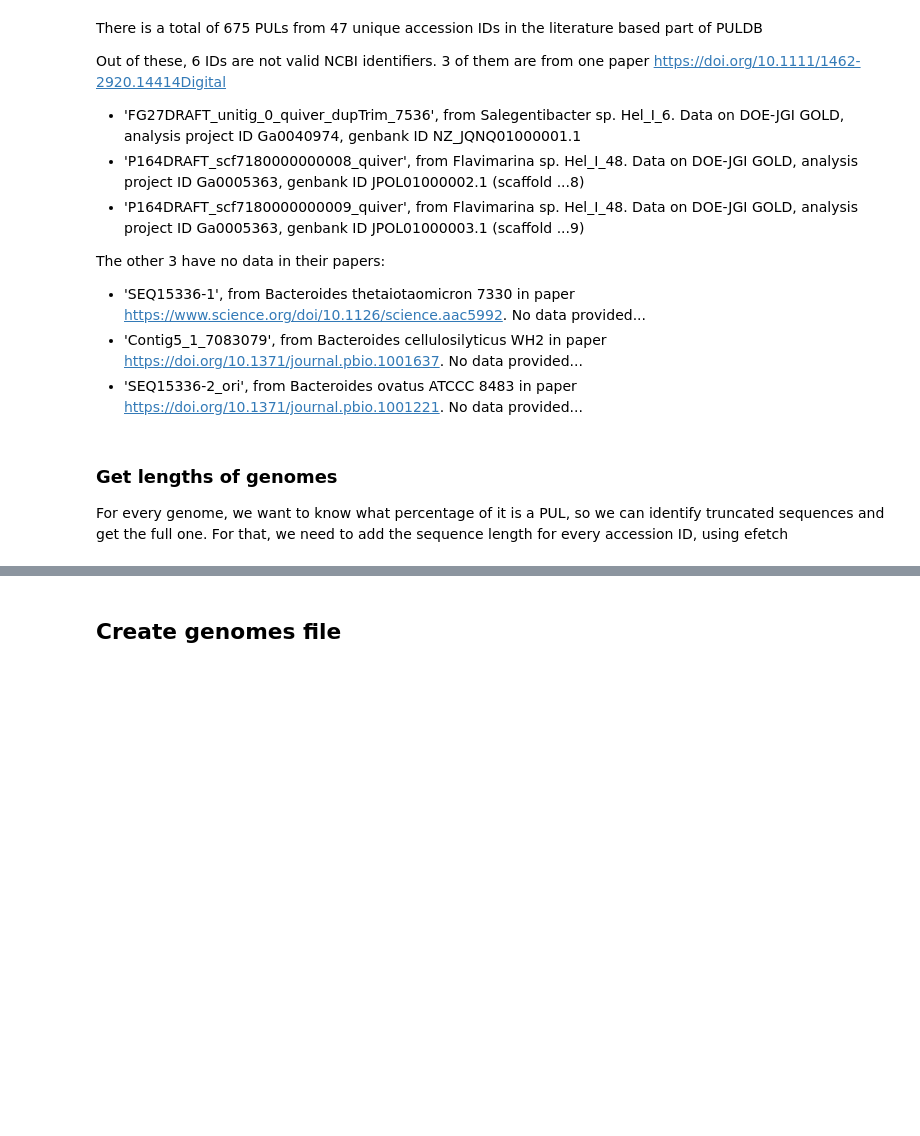
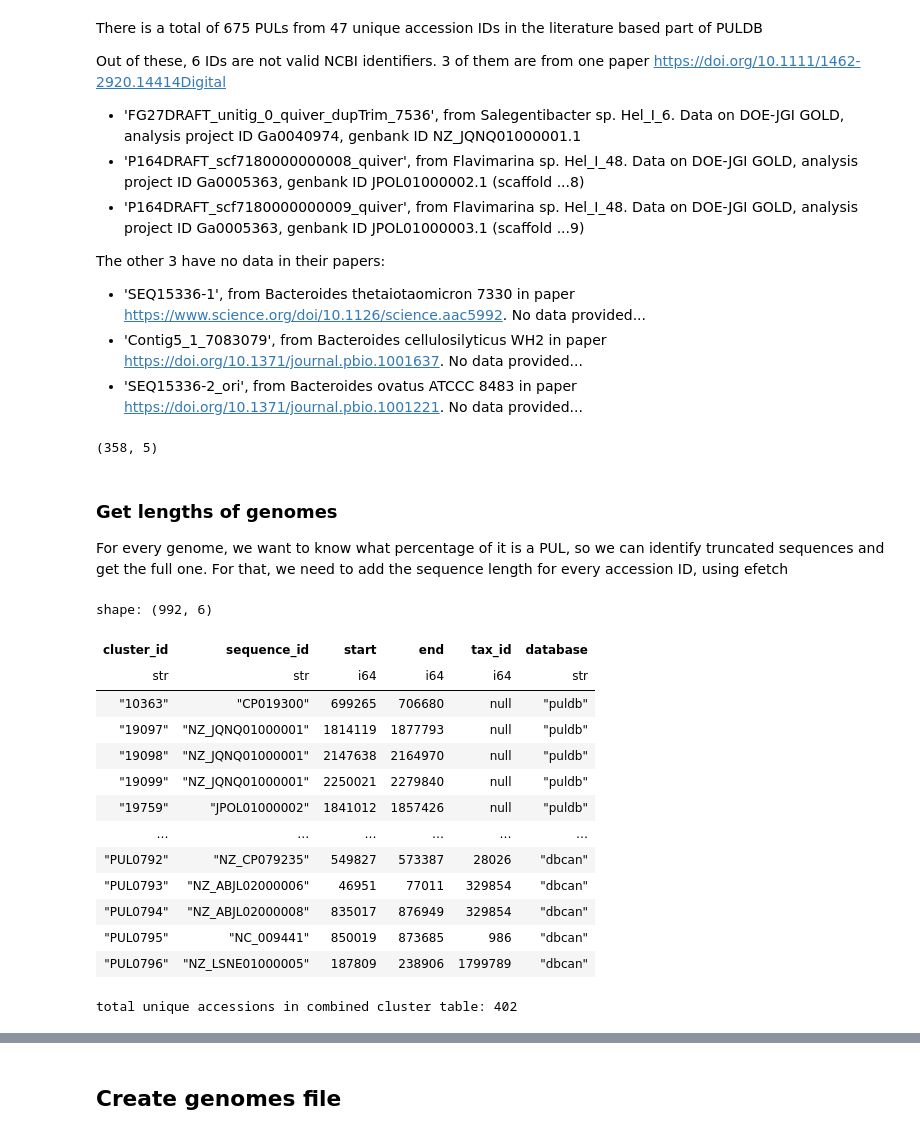
Before and after one commit to brosenthal3/gLM-PUL-Prediction, a Jupyter notebook: src/notebooks/PUL_data_exploration.ipynb, the cells around one changed output, grey strips where cells are left out. Drawn from its saved outputs; the diff is of its cells as text; code cells hidden in the pictures; blank space fills up the shorter version.

```diff
--- a/src/notebooks/PUL_data_exploration.ipynb
+++ b/src/notebooks/PUL_data_exploration.ipynb
@@ -152,6 +195,11 @@ puldb_data_literature = puldb_data_literature.with_columns(polars.col("sequence_
 # remove other invalid ids that cannot be mapped to genbank accessions
 invalid_ids = ['SEQ15336-2_ori', 'Contig5_1_7083079', 'SEQ15336-1']
 puldb_data_literature = puldb_data_literature.filter(~polars.col("sequence_id").is_in(invalid_ids))
+# add tax_id column to puldb_data_literature so it has the same columns as the cluster table
+puldb_data_literature = puldb_data_literature.with_columns(polars.lit(None).alias("tax_id").cast(polars.Int64))
+puldb_data_literature = puldb_data_literature.select(['cluster_id', 'sequence_id', 'start', 'end', 'tax_id'])
 print(puldb_data_literature.shape)
+# %% [output]
+(358, 5)
 # %%
 # save intermediate cleaned data
@@ -161,7 +209,31 @@ puldb_data_literature.write_csv('../data/puldb_clusters.tsv', has_header=True, s
 For every genome, we want to know what percentage of it is a PUL, so we can identify truncated sequences and get the full one. For that, we need to add the sequence length for every accession ID, using efetch
 # %%
 # combine dbcan and puldb to one cluster table, with column of database origin (dbcan or puldb)
-# TODO
+combined_clusters = polars.concat([
+    cluster_table.select(['cluster_id', 'sequence_id', 'start', 'end', 'tax_id']).with_columns(polars.lit("dbcan").alias("database")),
+    puldb_data_literature.select(['cluster_id', 'sequence_id', 'start', 'end', 'tax_id']).with_columns(polars.lit("puldb").alias("database"))
+], how='vertical').sort('cluster_id')
+display(combined_clusters)
+
+# get a list of all unique accessions in the combined cluster table
+unique_accessions = combined_clusters.select('sequence_id').unique()
+print(f"total unique accessions in combined cluster table: {unique_accessions.shape[0]}")
+# %% [output]
+shape: (992, 6)
+| cluster_id | sequence_id | start | end | tax_id | database |
+| str | str | i64 | i64 | i64 | str |
+| "10363" | "CP019300" | 699265 | 706680 | null | "puldb" |
+| "19097" | "NZ_JQNQ01000001" | 1814119 | 1877793 | null | "puldb" |
+| "19098" | "NZ_JQNQ01000001" | 2147638 | 2164970 | null | "puldb" |
+| "19099" | "NZ_JQNQ01000001" | 2250021 | 2279840 | null | "puldb" |
+| "19759" | "JPOL01000002" | 1841012 | 1857426 | null | "puldb" |
+| … | … | … | … | … | … |
+| "PUL0792" | "NZ_CP079235" | 549827 | 573387 | 28026 | "dbcan" |
+| "PUL0793" | "NZ_ABJL02000006" | 46951 | 77011 | 329854 | "dbcan" |
+| "PUL0794" | "NZ_ABJL02000008" | 835017 | 876949 | 329854 | "dbcan" |
+| "PUL0795" | "NC_009441" | 850019 | 873685 | 986 | "dbcan" |
+| "PUL0796" | "NZ_LSNE01000005" | 187809 | 238906 | 1799789 | "dbcan" |
+total unique accessions in combined cluster table: 402
 # %%
 # get sequence lengths for all unique accessions in cluster table using Entrez esummary
 lengths = []
```
Also changed, not shown: parts of 19 cells of this notebook, 2 other files.
